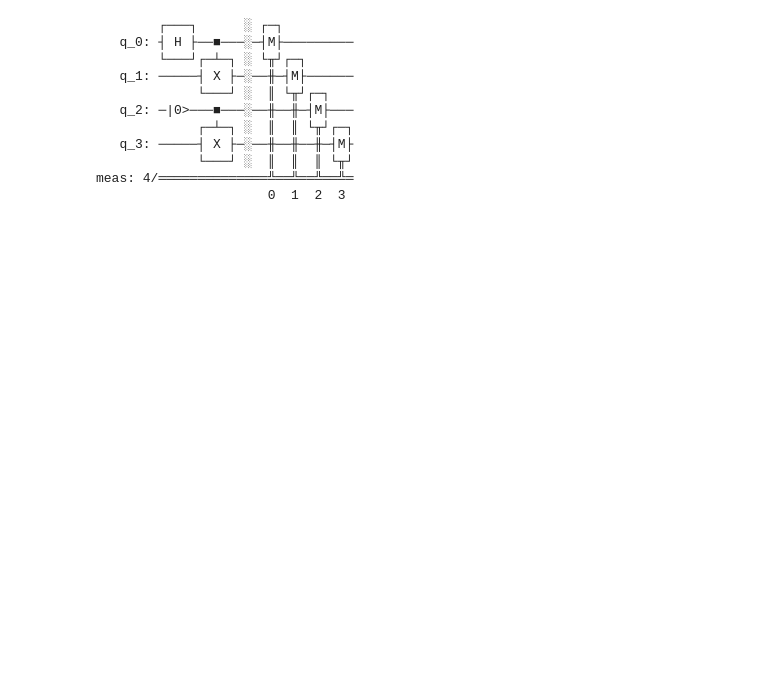
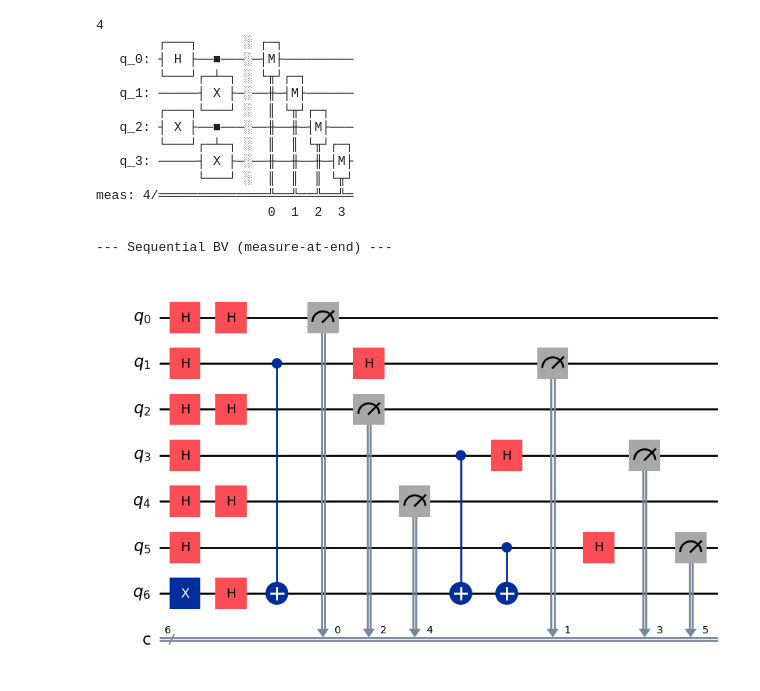
Before and after one commit to YasithDSL/RiDAR, a Jupyter notebook: time_notebook.ipynb, the cells around one changed output. Saved outputs shown, nothing was run; the diff lists cells and outputs as text; code cells hidden in the pictures; blank space fills up the shorter version.

```diff
--- a/time_notebook.ipynb
+++ b/time_notebook.ipynb
@@ -3,21 +3,46 @@ from qiskit.circuit import QuantumCircuit
 qc = QuantumCircuit(4)
 qc.h(0)
 qc.cx(0, 1)
-qc.reset(2)
+qc.x(2)
 qc.cx(2, 3)
 qc.measure_all()
+print(qc.num_qubits)
 
 print(qc)
 # %% [output]
+4
         ┌───┐      ░ ┌─┐
    q_0: ┤ H ├──■───░─┤M├─────────
         └───┘┌─┴─┐ ░ └╥┘┌─┐
    q_1: ─────┤ X ├─░──╫─┤M├──────
-             └───┘ ░  ║ └╥┘┌─┐
-   q_2: ─|0>───■───░──╫──╫─┤M├───
-             ┌─┴─┐ ░  ║  ║ └╥┘┌─┐
+        ┌───┐└───┘ ░  ║ └╥┘┌─┐
+   q_2: ┤ X ├──■───░──╫──╫─┤M├───
+        └───┘┌─┴─┐ ░  ║  ║ └╥┘┌─┐
    q_3: ─────┤ X ├─░──╫──╫──╫─┤M├
              └───┘ ░  ║  ║  ║ └╥┘
 meas: 4/══════════════╩══╩══╩══╩═
                       0  1  2  3
+# %%
+#BV:
+s = '101010'
+n = len(s)
+qc_seq = QuantumCircuit(n + 1, n)
+
+# Ancilla prep
+qc_seq.x(n)
+qc_seq.h(n)
+for i in range(n):
+    qc_seq.h(i)
+    if s[n - 1 - i] == '1':
+        qc_seq.cx(i, n)
+    qc_seq.h(i)
+
+for i in range(n):
+    qc_seq.measure(i, i)
+
+print("--- Sequential BV (measure-at-end) ---")
+display(qc_seq.draw('mpl'))
+# %% [output]
+--- Sequential BV (measure-at-end) ---
+[figure, added]
 # %%
```
Also changed, not shown: parts of 10 cells of this notebook.
